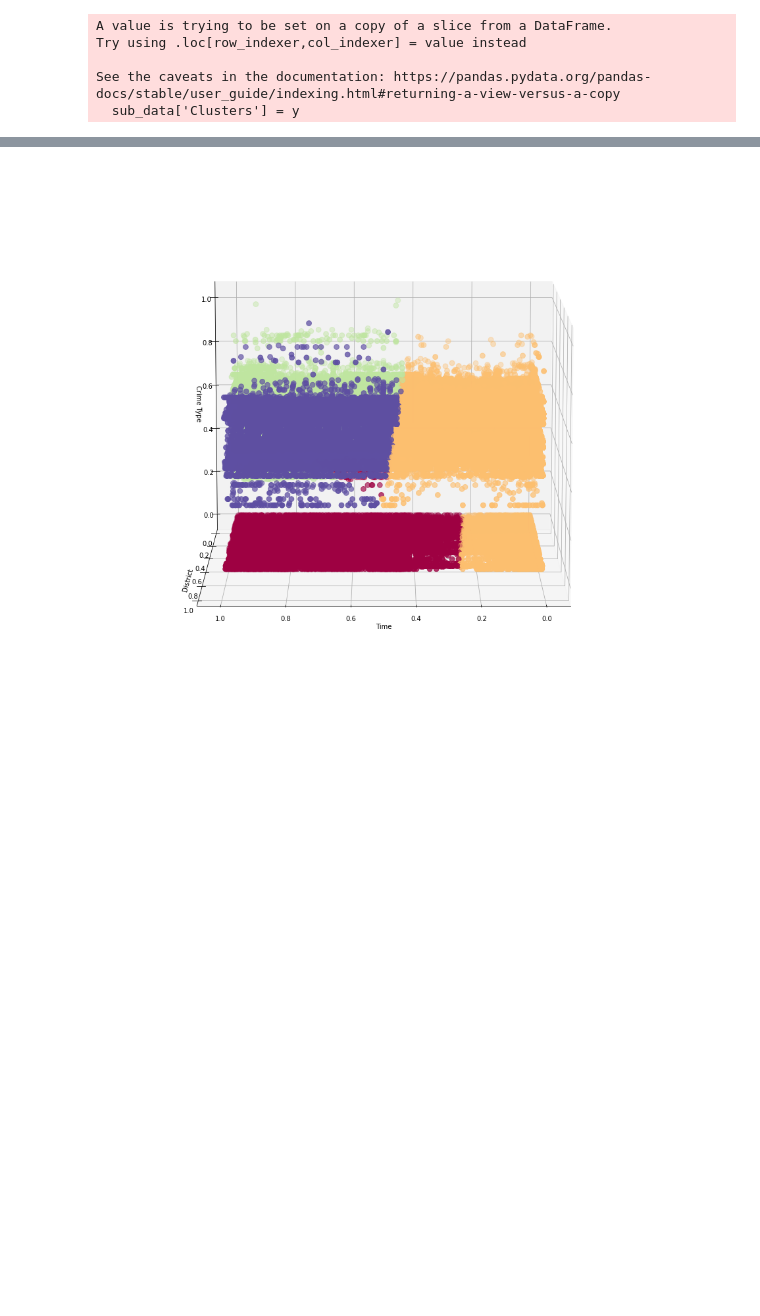
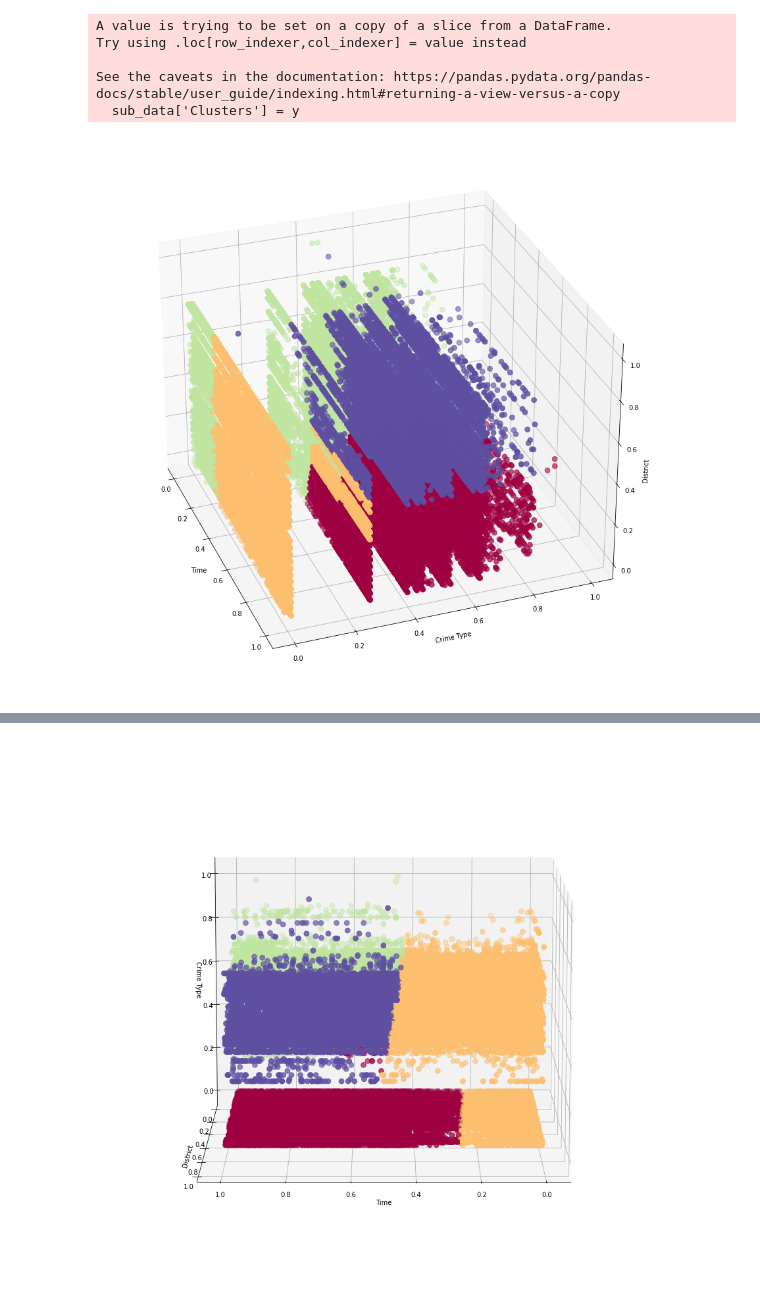
Before and after one commit to sandeshgupta/crime-data-analysis, a Jupyter notebook: clustering1.ipynb, the cells around one changed output, grey strips where cells are left out. Saved outputs shown, nothing was run; the diff lists cells and outputs as text; code cells hidden in the pictures; blank space fills up the shorter version.

```diff
--- a/clustering1.ipynb
+++ b/clustering1.ipynb
@@ -16,4 +16,4 @@ data.shape
 (158084, 22)
 # %%
 data = pd.read_csv("../Crimes_-_2001_to_Present.csv");
-data = data[:100000]
+data = data[data['Year'] >= 2021]
@@ -247,3 +312,19 @@ Try using .loc[row_indexer,col_indexer] = value instead
 
 See the caveats in the documentation: https://pandas.pydata.org/pandas-docs/stable/user_guide/indexing.html#returning-a-view-versus-a-copy
   sub_data['Clusters'] = y
+# %%
+fig = plt.figure(figsize=(15,20))
+ax = fig.add_subplot(111, projection='3d')
+x = np.array(sub_data['seconds'])
+y = np.array(sub_data['PrimaryTypeNumeric'])
+z = np.array(sub_data['District'])
+ax.set_xlabel('Time')
+ax.set_ylabel('Crime Type')
+ax.set_zlabel('District')
+ax.scatter(x,y,z, marker="o", c = sub_data["Clusters"], s=60, cmap="Spectral")
+# ax.view_init(elev=10., azim=90)
+ax.view_init(azim=-20)
+# print(ax.azim)
+plt.show()
+# %% [output]
+[figure, added]
```
Also changed, not shown: parts of 19 cells of this notebook, 4 other files.
